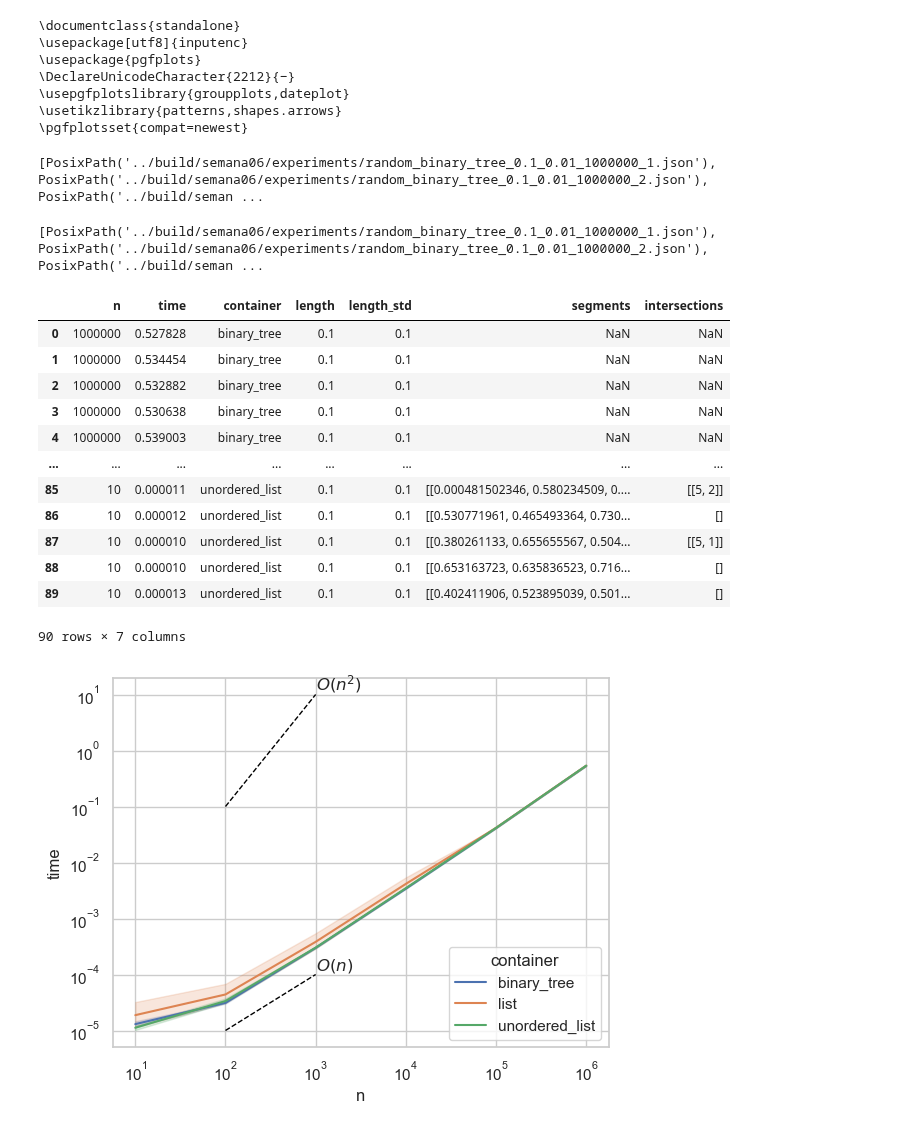
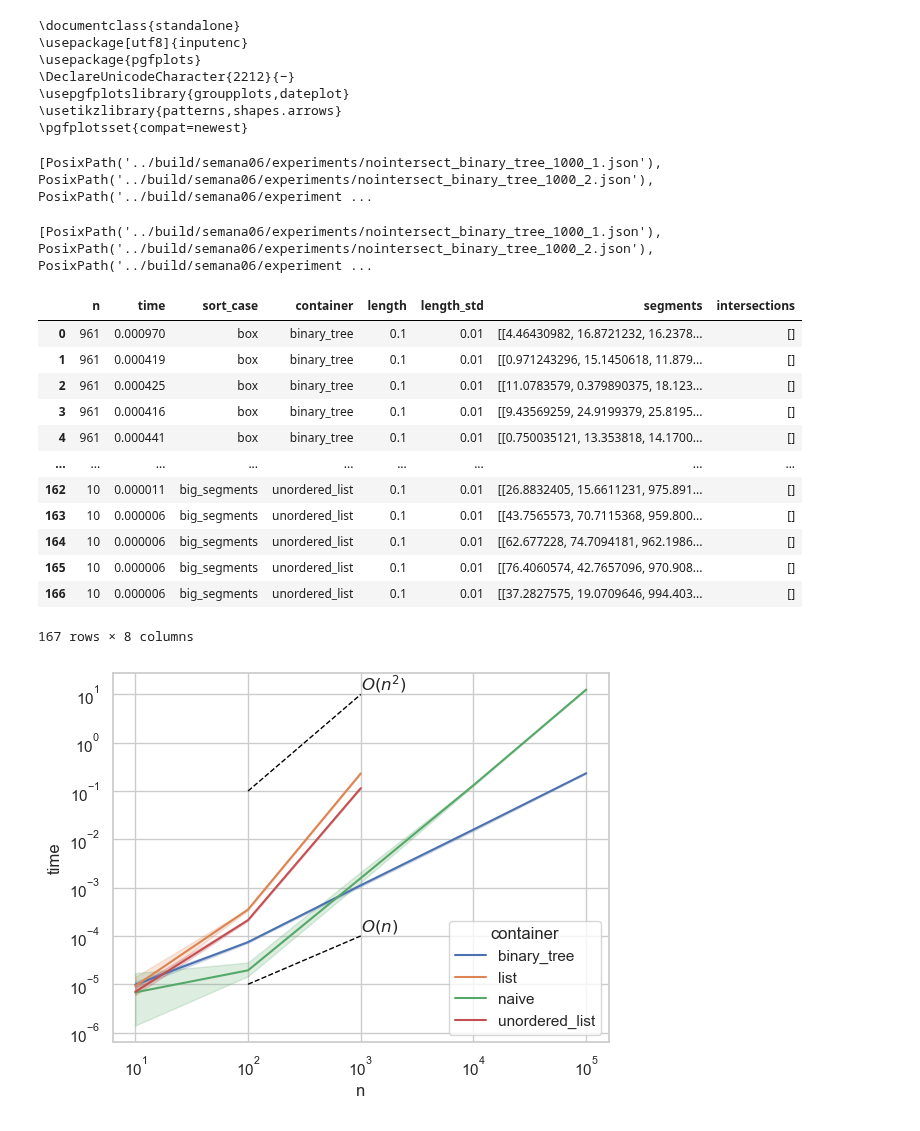
Before and after one commit to mtsodf/algoritmos, a Jupyter notebook: semana06/plots_semana06.ipynb, the cells around one changed output. Saved outputs shown, nothing was run; the diff lists cells and outputs as text; code cells hidden in the pictures.

```diff
--- a/semana06/plots_semana06.ipynb
+++ b/semana06/plots_semana06.ipynb
@@ -34,7 +34,7 @@ def read_jsons():
 
     data = []
     # Read jsons files of build/semana03/circles with pathlib
-    jsons = list(pathlib.Path("../build/semana06/experiments/").glob("*.json"))
+    jsons = list(pathlib.Path("../build/semana06/experiments/").glob("nointer*.json"))
     jsons.sort()
     print(jsons)
 
@@ -53,47 +53,49 @@ default_palette = sns.color_palette("Dark2")
 hue_categories = df.container.unique()
 hue_colors = {category: color for category, color in zip(hue_categories, default_palette)}
 # %% [output]
-[PosixPath('../build/semana06/experiments/random_binary_tree_0.1_0.01_1000000_1.json'), PosixPath('../build/semana06/experiments/random_binary_tree_0.1_0.01_1000000_2.json'), PosixPath('../build/seman ...
+[PosixPath('../build/semana06/experiments/nointersect_binary_tree_1000_1.json'), PosixPath('../build/semana06/experiments/nointersect_binary_tree_1000_2.json'), PosixPath('../build/semana06/experiment ...
 # %%
 df = read_jsons()
 # %% [output]
-[PosixPath('../build/semana06/experiments/random_binary_tree_0.1_0.01_1000000_1.json'), PosixPath('../build/semana06/experiments/random_binary_tree_0.1_0.01_1000000_2.json'), PosixPath('../build/seman ...
+[PosixPath('../build/semana06/experiments/nointersect_binary_tree_1000_1.json'), PosixPath('../build/semana06/experiments/nointersect_binary_tree_1000_2.json'), PosixPath('../build/semana06/experiment ...
 # %%
 df
 # %% [output]
-|  | n | time | container | length | length_std | segments | intersections |
-| 0 | 1000000 | 0.527828 | binary_tree | 0.1 | 0.1 | NaN | NaN |
-| 1 | 1000000 | 0.534454 | binary_tree | 0.1 | 0.1 | NaN | NaN |
-| 2 | 1000000 | 0.532882 | binary_tree | 0.1 | 0.1 | NaN | NaN |
-| 3 | 1000000 | 0.530638 | binary_tree | 0.1 | 0.1 | NaN | NaN |
-| 4 | 1000000 | 0.539003 | binary_tree | 0.1 | 0.1 | NaN | NaN |
-| ... | ... | ... | ... | ... | ... | ... | ... |
-| 85 | 10 | 0.000011 | unordered_list | 0.1 | 0.1 | [[0.000481502346, 0.580234509, 0.... | [[5, 2]] |
-| 86 | 10 | 0.000012 | unordered_list | 0.1 | 0.1 | [[0.530771961, 0.465493364, 0.730... | [] |
-| 87 | 10 | 0.000010 | unordered_list | 0.1 | 0.1 | [[0.380261133, 0.655655567, 0.504... | [[5, 1]] |
-| 88 | 10 | 0.000010 | unordered_list | 0.1 | 0.1 | [[0.653163723, 0.635836523, 0.716... | [] |
-| 89 | 10 | 0.000013 | unordered_list | 0.1 | 0.1 | [[0.402411906, 0.523895039, 0.501... | [] |
+|  | n | time | sort_case | container | length | length_std | segments | intersections |
+| 0 | 961 | 0.000970 | box | binary_tree | 0.1 | 0.01 | [[4.46430982, 16.8721232, 16.2378... | [] |
+| 1 | 961 | 0.000419 | box | binary_tree | 0.1 | 0.01 | [[0.971243296, 15.1450618, 11.879... | [] |
+| 2 | 961 | 0.000425 | box | binary_tree | 0.1 | 0.01 | [[11.0783579, 0.379890375, 18.123... | [] |
+| 3 | 961 | 0.000416 | box | binary_tree | 0.1 | 0.01 | [[9.43569259, 24.9199379, 25.8195... | [] |
+| 4 | 961 | 0.000441 | box | binary_tree | 0.1 | 0.01 | [[0.750035121, 13.353818, 14.1700... | [] |
+| ... | ... | ... | ... | ... | ... | ... | ... | ... |
+| 162 | 10 | 0.000011 | big_segments | unordered_list | 0.1 | 0.01 | [[26.8832405, 15.6611231, 975.891... | [] |
+| 163 | 10 | 0.000006 | big_segments | unordered_list | 0.1 | 0.01 | [[43.7565573, 70.7115368, 959.800... | [] |
+| 164 | 10 | 0.000006 | big_segments | unordered_list | 0.1 | 0.01 | [[62.677228, 74.7094181, 962.1986... | [] |
+| 165 | 10 | 0.000006 | big_segments | unordered_list | 0.1 | 0.01 | [[76.4060574, 42.7657096, 970.908... | [] |
+| 166 | 10 | 0.000006 | big_segments | unordered_list | 0.1 | 0.01 | [[37.2827575, 19.0709646, 994.403... | [] |
-90 rows × 7 columns
+167 rows × 8 columns
 # %%
 fig, ax = plt.subplots(1, 1)
 sns.set_theme(style="whitegrid")
-sns.lineplot(data=df, x="n", y="time", ax=ax, hue="container") #, palette=hue_colors)
+sort_case = "big_segments"
+sns.lineplot(data=df[df.sort_case == sort_case], x="n", y="time", ax=ax, hue="container") #, palette=hue_colors)
+
 
 ax.set(xscale="log", yscale="log")
 
 xs = [100, 1000]; ys = [1e-1, 1e+1]
 ax.plot(xs, ys, color="black", linestyle="dashed", linewidth=1)
 ax.text(xs[-1], ys[-1], "$O(n^{2})$", fontsize=12, verticalalignment="bottom")
 
-
 xs = [100, 1000]; ys = [1e-5, 1e-4]
 ax.plot(xs, ys, color="black", linestyle="dashed", linewidth=1)
 ax.text(xs[-1], ys[-1], "$O(n)$", fontsize=12, verticalalignment="bottom")
 
 xs = [math.pow(10, i) for i in range(1, 7)]
 ys = [x*math.log(x)/10000000 for x in xs]
-# ax.plot(xs, ys, color="black", linestyle="dashed", linewidth=1)
-# ax.text(xs[-1], ys[-1], "$O(nlog(n))$", fontsize=12, verticalalignment="bottom")
+
+plt.savefig(f"tex/figs/tests_{sort_case}.pdf", bbox_inches='tight', pad_inches=0.0)
+
 plt.show()
 # %% [output]
-[figure, old version]
+[figure, new version]
```
Also changed, not shown: parts of 1 cell of this notebook, 5 other files.
